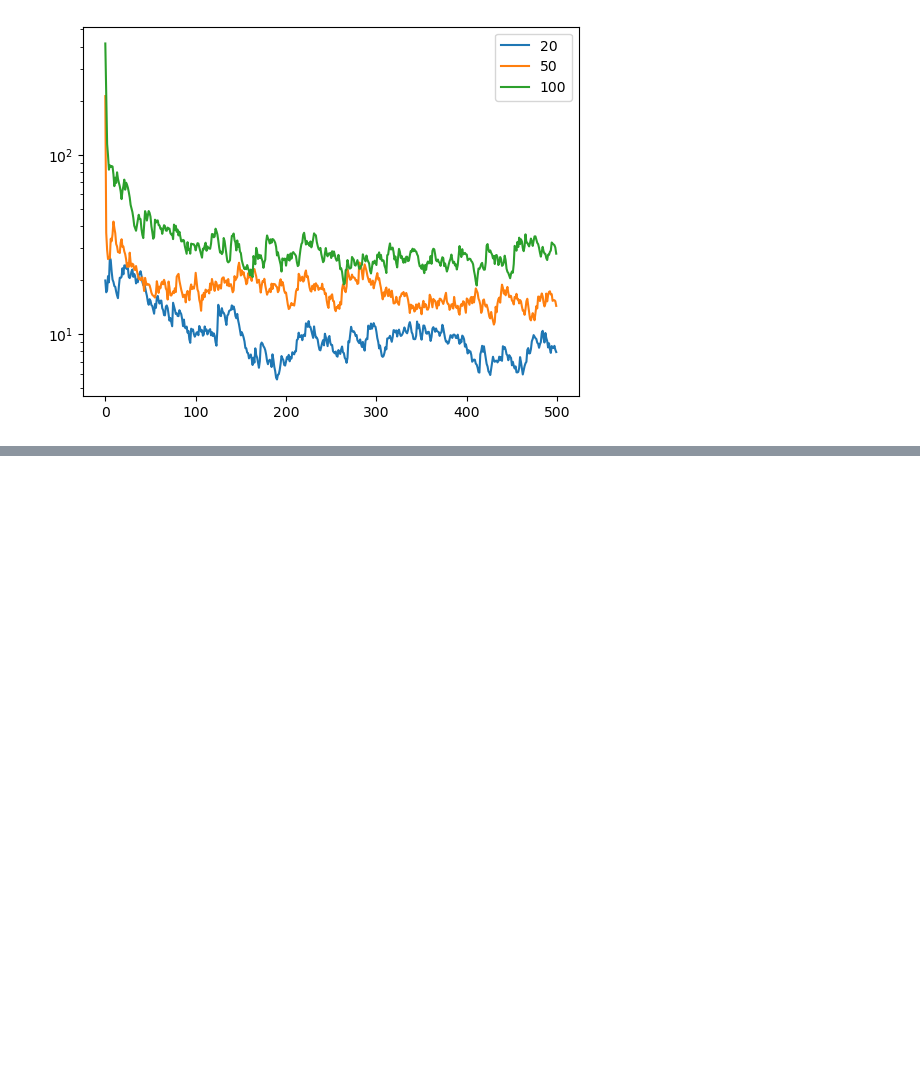
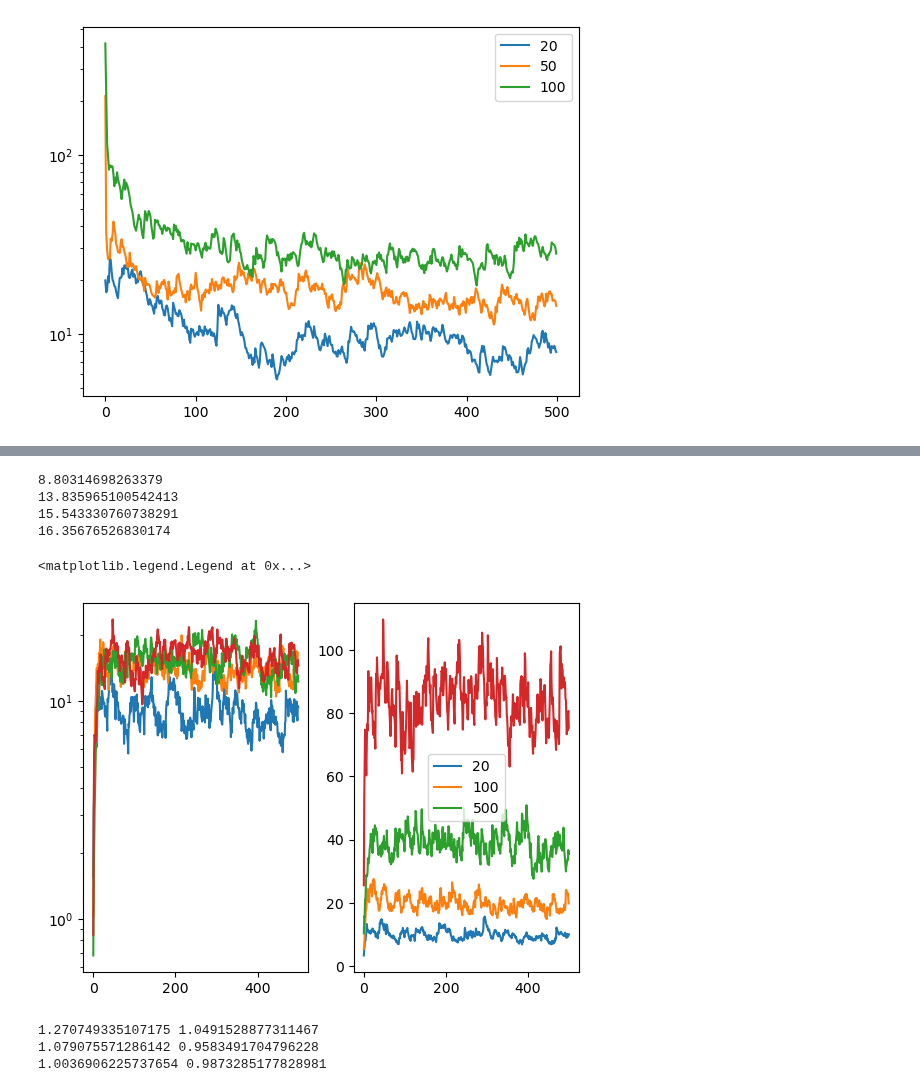
Before and after one commit to lucmonl/mlopt, a Jupyter notebook: notebook/test.ipynb, the cells around one changed output, grey strips where cells are left out. Cells and saved outputs as stored; diff of their text form; code cells hidden in the pictures; blank space fills up the shorter version.

```diff
--- a/notebook/test.ipynb
+++ b/notebook/test.ipynb
@@ -306,0 +365,48 @@ plt.legend([20, 50, 100, 500])
+# %%
+for d in [20, 100,500,2500]:
+    sketch_d = 5
+    base_g = (np.ones(d)) / np.sqrt(d)
+    m, v = 0, 0
+    l1norm = []
+    l1norm_v = []
+    for i in range(500):
+        g_iter = base_g + np.random.randn(d) * 0.2 / np.sqrt(d)
+        R = np.random.randn(sketch_d, d)
+        R2 = np.random.randn(sketch_d, d)
+        m = 0.9 * m + 0.1 * R.T @ (R @ g_iter)
+        v = 0.99 * v + 0.01 * R2.T @ (R2 @ g_iter**2) #(R2.T @ (R2 @ g_iter)) ** 2
+        update = m / np.sqrt(v + 0.1)
+
+        l1norm.append(update @ g_iter)
+        l1norm_v.append(np.linalg.norm(update))
+    plt.subplot(1,2,1)
+    plt.semilogy(l1norm)
+    plt.subplot(1,2,2)
+    plt.plot(l1norm_v)
+    print(np.mean(l1norm[200:]))
+#plt.plot(l1norm_v)
+plt.legend([20, 100, 500])
+# %% [output]
+8.80314698263379
+13.835965100542413
+15.543330760738291
+16.35676526830174
+<matplotlib.legend.Legend at 0x...>
+[figure, added]
+# %%
+import numpy as np
+
+for d in [10, 50, 200]:
+    sum_0 = 0
+    sum = 0
+    num_samples = 500
+    for _ in range(num_samples):
+        r1 = np.random.randn(d) / np.sqrt(d)
+        r2 = np.random.randn(d) / np.sqrt(d)
+        sum += (r1 @ r2) ** 2
+        sum_0 += (r1 @ r1) ** 2
+    print(sum_0/num_samples, sum/num_samples * d)
+# %% [output]
+1.270749335107175 1.0491528877311467
+1.079075571286142 0.9583491704796228
+1.0036906225737654 0.9873285177828981
```
Also changed, not shown: parts of 3 cells of this notebook, 3 other files.
